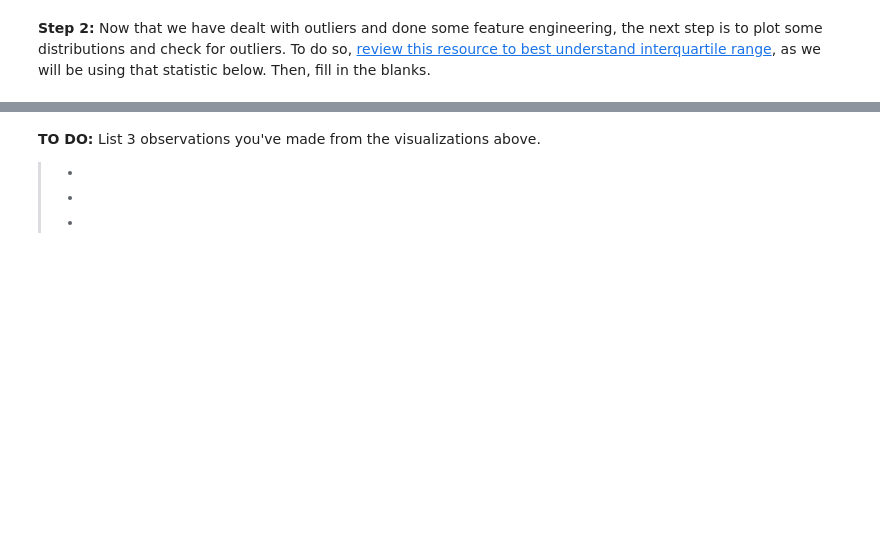
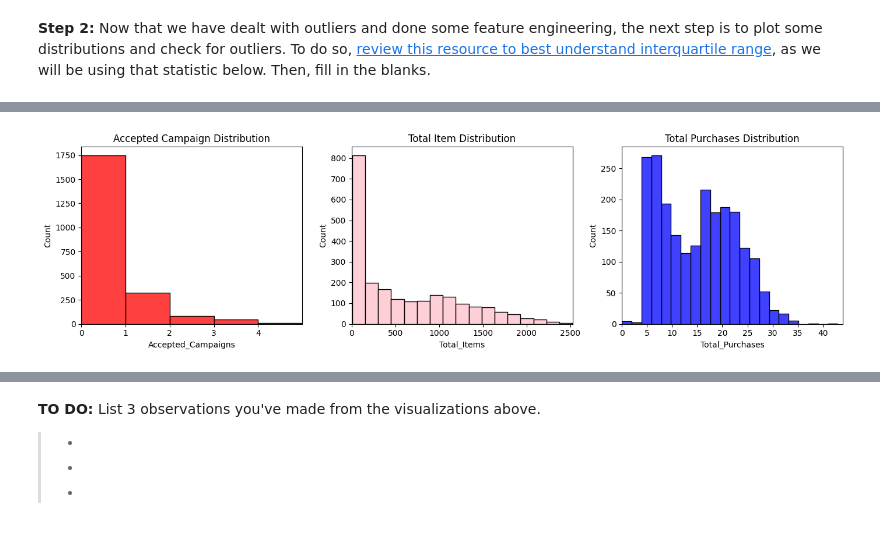
Before and after one commit to chipojaya1/myNEBDHub, a Jupyter notebook: Customer_Segmentation_Analysis.ipynb, the cells around one changed output, grey strips where cells are left out. Drawn from its saved outputs; the diff is of its cells as text; code cells hidden in the pictures; blank space fills up the shorter version.

```diff
--- a/Customer_Segmentation_Analysis.ipynb
+++ b/Customer_Segmentation_Analysis.ipynb
@@ -312,16 +413,26 @@ plt.tight_layout();
 # %%
-# TODO: Distributions for `Accepted_Campaigns`, `Total_Items`, and `Total_Purchases columns.
+# TODO: Distributions for `Accepted_Campaigns`, `Total_Items`, and `Total_Purchases` columns.
 fig, axes = plt.subplots(nrows = 1, ncols = 3, figsize = (14,4))
 
-sns.histplot(df, x = 'Accepted_Campaigns', color = '_____', ax = axes[0])
+max_camp = df['Accepted_Campaigns'].max()
+bins_camp = range(0, max_camp + 2)
+sns.histplot(df, x='Accepted_Campaigns', color='red', bins=bins_camp, ax=axes[0])
 axes[0].set_title('Accepted Campaign Distribution')
+axes[0].set_xlim(0, max_camp + 1)
+axes[0].set_xticks(range(0, max_camp + 1))
 
-sns.histplot(df, x = '_____', color = 'pink', ax = axes[1])
+sns.histplot(df, x = 'Total_Items', color = 'pink', ax = axes[1])
 axes[1].set_title('Total Item Distribution')
+axes[1].set_xlim(0, df['Total_Items'].max() + 1)
 
-sns.histplot(df, x = '_____', color = '_____', ax = axes[2])
-axes[2].set_title('_____')
+sns.histplot(df, x = 'Total_Purchases', color = 'blue', ax = axes[2])
+axes[2].set_title('Total Purchases Distribution')
+axes[2].set_xlim(0, df['Total_Purchases'].max() + 1)
+
+
 plt.tight_layout();
+# %% [output]
+[figure, added]
 # %%
 fig, axes = plt.subplots(1, 2, figsize = (10,5))
 
```
Also changed, not shown: parts of 26 cells of this notebook.
